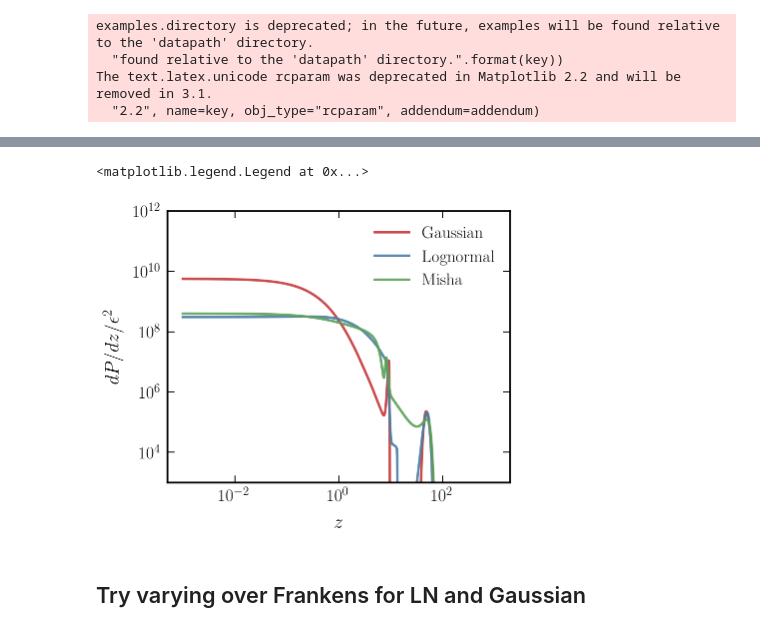
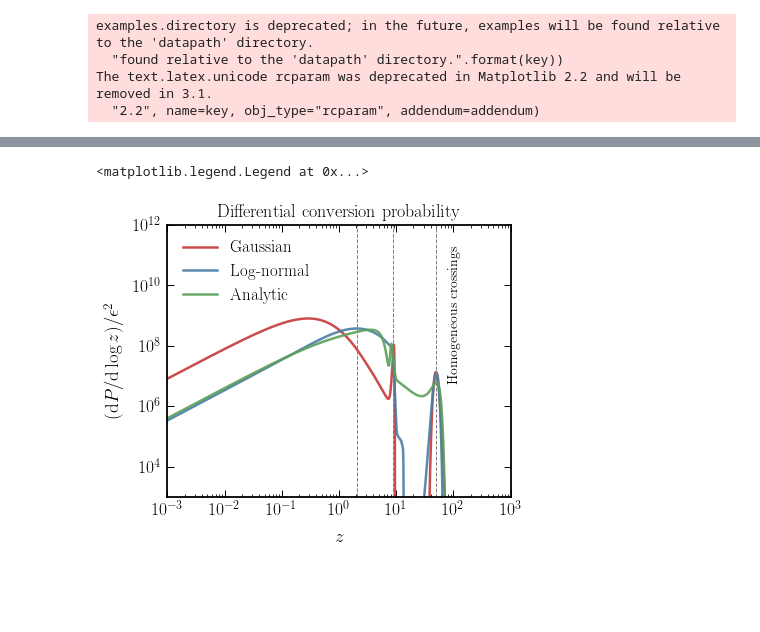
Before and after one commit to smsharma/dark-photons-perturbations, a Jupyter notebook: notebooks/00_dP_dz.ipynb, the cells around one changed output, grey strips where cells are left out. Drawn from its saved outputs; the diff is of its cells as text; code cells hidden in the pictures; blank space fills up the shorter version.

```diff
--- a/notebooks/00_dP_dz.ipynb
+++ b/notebooks/00_dP_dz.ipynb
@@ -38,0 +50,3 @@ Load Misha pdf from Hongwan.
+# %%
+# Load nonlinear matter spectrum with a baryon Jeans scale suppression
+log_pspec = PowerSpectrumGridInterpolator("nonlin_matter_bj")
@@ -56,0 +84,3 @@ Output is array of shape `(2, n_freq, n_redshifts)` where first argument indexes
+# %%
+prob = PerturbedProbability(log_pspec)
+firas = FIRAS(log_pspec)  # Also load a FIRAS class to access the FIRAS frequencies, as benchmarks
@@ -57,20 +108,40 @@ Output is array of shape `(2, n_freq, n_redshifts)` where first argument indexes
+# %%
+# Dark photon mass
+m_Ap = 1e-13 * eV
+
+# Frequencies of interest (we are only going to plot results corresponding to the lower frequency)
+omega_ary = firas.omega_FIRAS
+
+# Get homogeneous crossings, to see where they are!
+z_homogeneous_crossings = prob.get_z_crossings(m_Ap, omega_ary[0])
 # %%
 z_ary = np.logspace(-3, 3, 1000)
-plt.plot(z_ary, firas._dP_dz(z_ary=z_ary, m_Ap=1e-13 * eV, k_min=1e-3, k_max=1e3, omega=firas.omega_FIRAS[0], pdf='gaussian')[0][0], label="Gaussian")
-plt.plot(z_ary, firas._dP_dz(z_ary=z_ary, m_Ap=1e-13 * eV, k_min=1e-3, k_max=1e3, omega=firas.omega_FIRAS[0], pdf='lognormal')[0][0], label="Lognormal")
-plt.plot(z_ary, firas._dP_dz(z_ary=z_ary, m_Ap=1e-13 * eV, k_min=1e-3, k_max=1e3, omega=firas.omega_FIRAS[0], pdf=log_analytic_pdf_interp)[0][0], label="Misha")
 
+# Using Gaussian PDF
+plt.plot(z_ary, z_ary * prob._dP_dz(z_ary=z_ary, m_Ap=m_Ap, k_min=1e-3, k_max=1e3, omega=omega_ary, pdf='gaussian')[0][0], label="Gaussian")
+
+# Using log-normal PDF
+plt.plot(z_ary, z_ary * prob._dP_dz(z_ary=z_ary, m_Ap=m_Ap, k_min=1e-3, k_max=1e3, omega=omega_ary, pdf='lognormal')[0][0], label="Log-normal")
+
+# Using analytic PDF
+plt.plot(z_ary, z_ary * prob._dP_dz(z_ary=z_ary, m_Ap=m_Ap, k_min=1e-3, k_max=1e3, omega=omega_ary, pdf=log_analytic_pdf_interp)[0][0], label="Analytic")
+
+for z_cross in z_homogeneous_crossings:
+    plt.axvline(z_cross, ls='--', lw=1, color='grey')
+
+plt.text(80, 1e11, "Homogeneous crossings", rotation=90, fontsize=14)
 plt.xscale("log")
 plt.yscale("log")
 
+plt.xlim(min(z_ary), max(z_ary))
 plt.ylim(1e3, 1e12)
 
 plt.xlabel("$z$")
-plt.ylabel(r"$dP/dz/\epsilon^2$")
+plt.ylabel(r"$(\mathrm{d}P/\mathrm{d}\log z)/\epsilon^2$")
+
+plt.title("Differential conversion probability")
 
 plt.legend()
 # %% [output]
 <matplotlib.legend.Legend at 0x...>
-[figure, old version]
+[figure, new version]
-# %% [markdown]
-## Try varying over Frankens for LN and Gaussian
```
Also changed, not shown: parts of 19 cells of this notebook, 24 other files.
